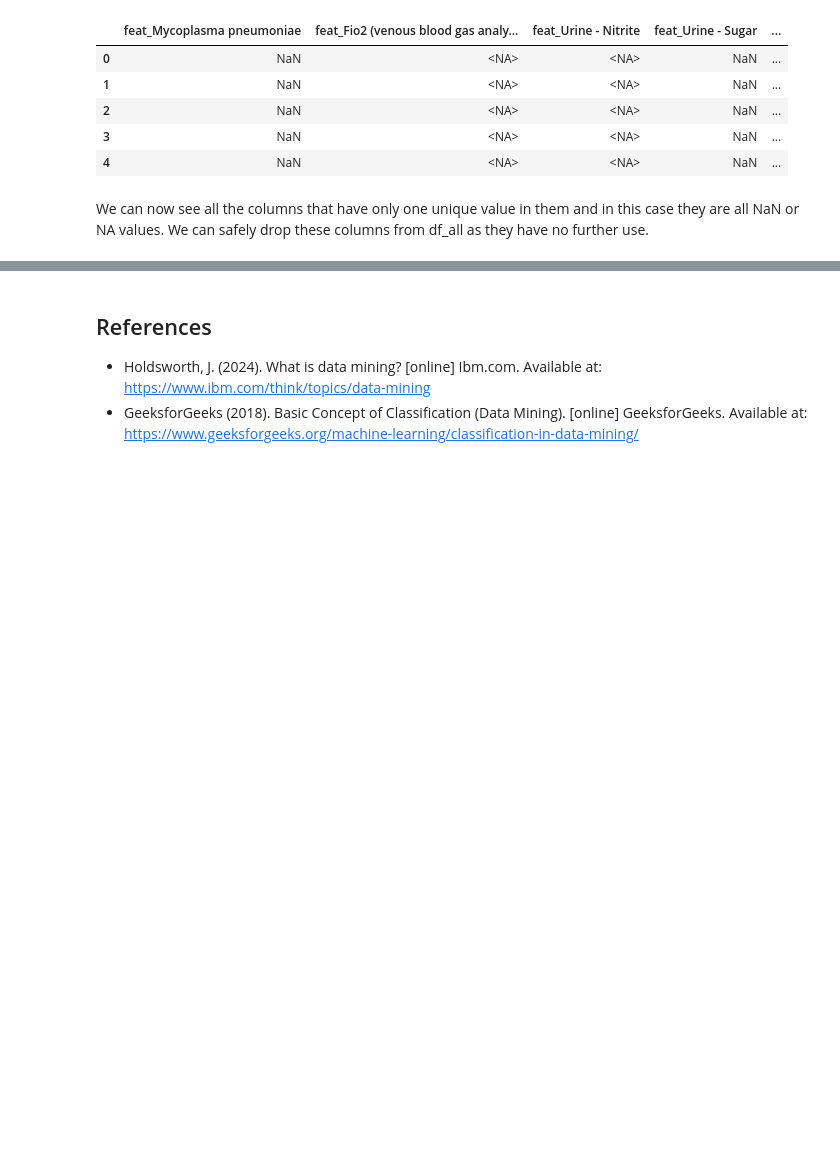
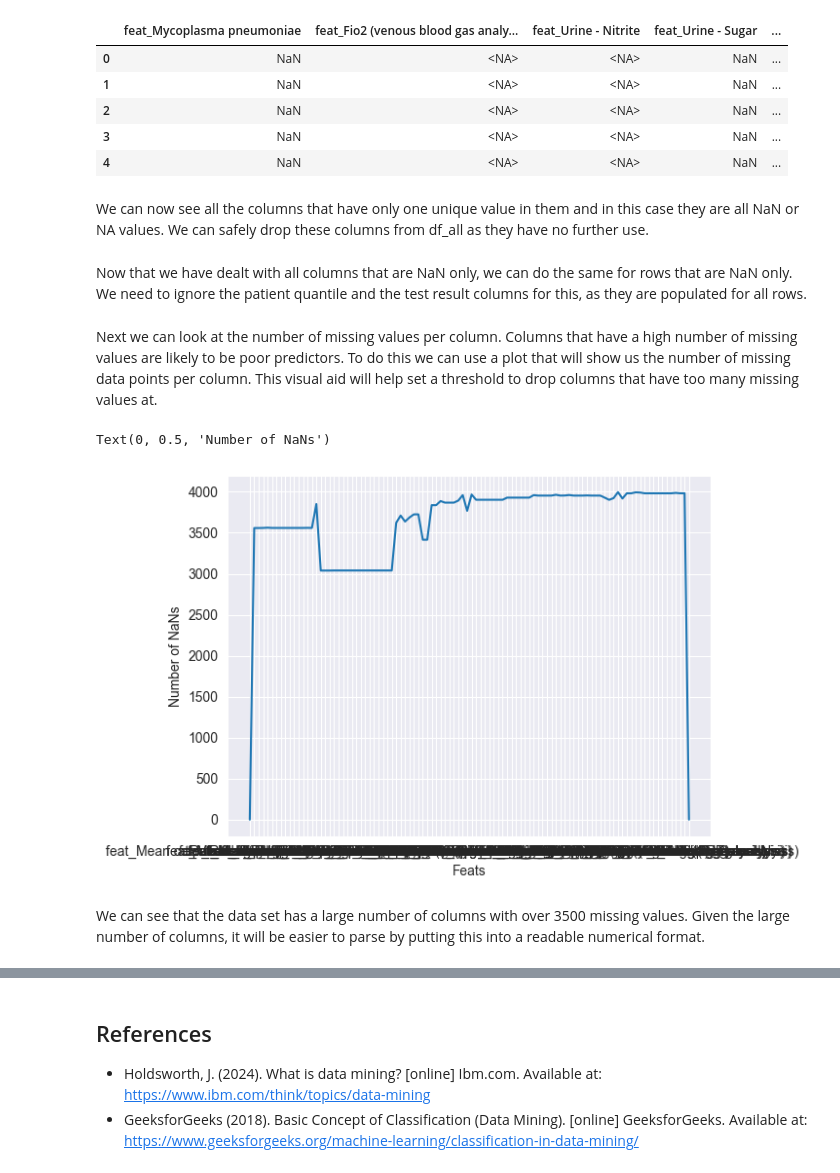
Before and after one commit to TheCherubQueen/DC3DMN, a Jupyter notebook: cw/DC3DMN_Report.ipynb, the cells around one changed output, grey strips where cells are left out. Drawn from its saved outputs; the diff is of its cells as text; code cells hidden in the pictures; blank space fills up the shorter version.

Commit message:
progress on report, handling nan rows and thresholds for missing values per col

```diff
--- a/cw/DC3DMN_Report.ipynb
+++ b/cw/DC3DMN_Report.ipynb
@@ -112,3 +113,23 @@ We can now see all the columns that have only one unique value in them and in th
 # %%
 #Drop all columns with 1 or less unique values from df_all
 df_all = df_all.drop(labels = df_single_values.columns, axis = 1)
+# %% [markdown]
+Now that we have dealt with all columns that are NaN only, we can do the same for rows that are NaN only. We need to ignore the patient quantile and the test result columns for this, as they are populated for all rows.
+# %%
+#Ignore the patient quantile and exam result
+ignored_cols = ["Patient age quantile", "SARS-Cov-2 exam result"]
+all_feats_cols = df_all.columns.difference(ignored_cols)
+
+df_all = df_all.dropna(how = "all", subset = all_feats_cols)
+# %% [markdown]
+Next we can look at the number of missing values per column. Columns that have a high number of missing values are likely to be poor predictors. To do this we can use a plot that will show us the number of missing data points per column. This visual aid will help set a threshold to drop columns that have too many missing values at.
+# %%
+missing_per_column = df_all.isnull().sum(axis=0)
+plt.plot(missing_per_column)
+plt.xlabel('Feats')
+plt.ylabel('Number of NaNs')
+# %% [output]
+Text(0, 0.5, 'Number of NaNs')
+[figure, added]
+# %% [markdown]
+We can see that the data set has a large number of columns with over 3500 missing values. Given the large number of columns, it will be easier to parse by putting this into a readable numerical format.
```
Also changed, not shown: parts of 3 cells of this notebook, 1 other file.
